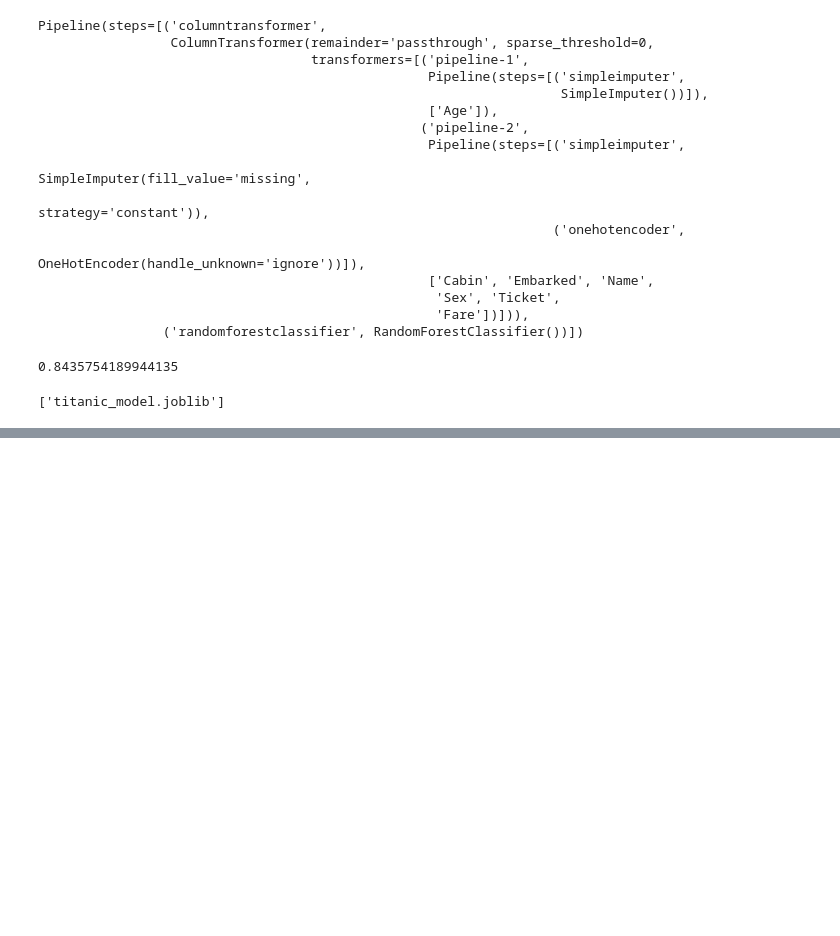
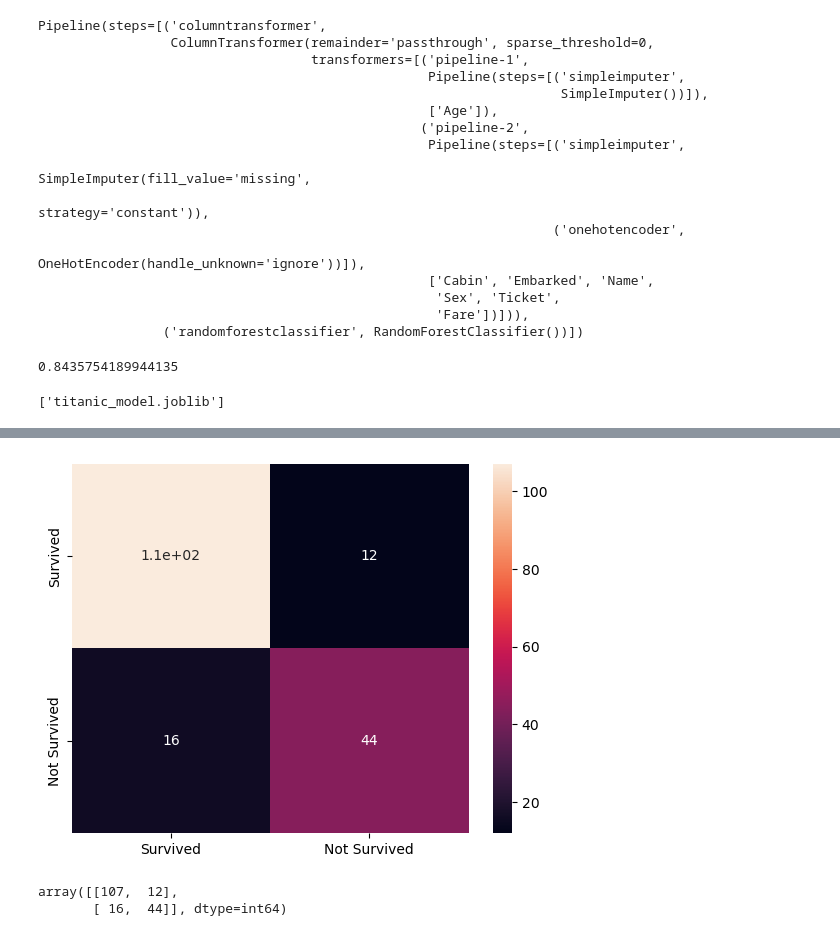
Before and after one commit to msnkr/kaggle_comps, a Jupyter notebook: Titanic - Machine Learning from Disaster/Untitled.ipynb, the cells around one changed output, grey strips where cells are left out. Saved outputs shown, nothing was run; the diff lists cells and outputs as text; code cells hidden in the pictures; blank space fills up the shorter version.

```diff
--- a/Titanic - Machine Learning from Disaster/Untitled.ipynb
+++ b/Titanic - Machine Learning from Disaster/Untitled.ipynb
@@ -107,3 +107,5 @@ dump(model, "titanic_model.joblib")
 # %%
 # Load the model
 model = load("titanic_model.joblib")
+# %%
+y_preds = model.predict(X_test)
@@ -109,0 +123,10 @@ model = load("titanic_model.joblib")
+# %%
+cm = confusion_matrix(y_test, y_preds)
+sn.heatmap(cm, annot=True, fmt=".2g", xticklabels=["Survived", "Not Survived"], yticklabels=["Survived", "Not Survived"]);
+# %% [output]
+[figure, added]
+# %%
+cm
+# %% [output]
+array([[107,  12],
+       [ 16,  44]], dtype=int64)
```
Also changed, not shown: parts of 12 cells of this notebook.
